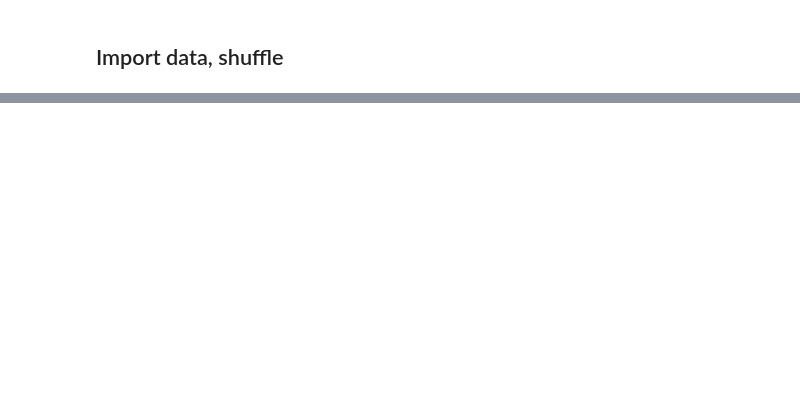
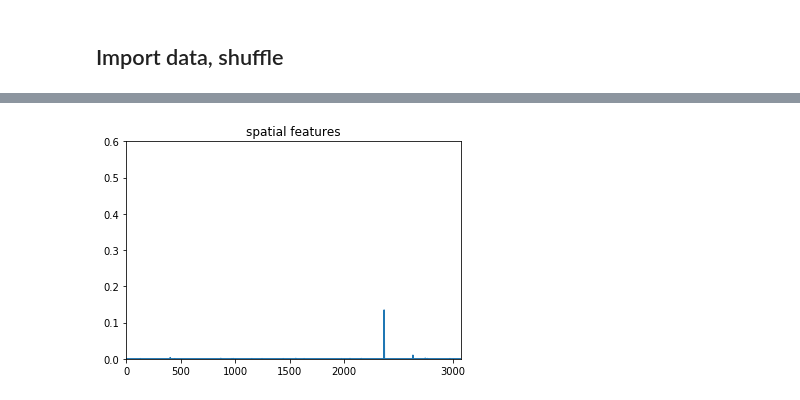
Before and after one commit to e7dud7e/carnd, a Jupyter notebook: VehicleDetection/VehicleDetection.ipynb, the cells around one changed output, grey strips where cells are left out. Cells and saved outputs as stored; diff of their text form; code cells hidden in the pictures; blank space fills up the shorter version.

```diff
--- a/VehicleDetection/VehicleDetection.ipynb
+++ b/VehicleDetection/VehicleDetection.ipynb
@@ -136,0 +317,10 @@ other_paths = glob.glob('./non-vehicles/*/*.png') #8968
+# %%
+#spatial is from 0 to 3071,
+plt.plot(tree_clf.feature_importances_)
+x_tick_labels = [0, 500, 1000, 1500, 2000, 3000] #labels x axis tick marks at specific indices
+plt.xticks(x_tick_labels);
+plt.axis([0, 3071, 0, 0.6]); #min/max range of x axis, then min/max range of y axis
+plt.title("spatial features");
+plt.show();
+# %% [output]
+[figure, added]
```
Also changed, not shown: parts of 24 cells of this notebook.
